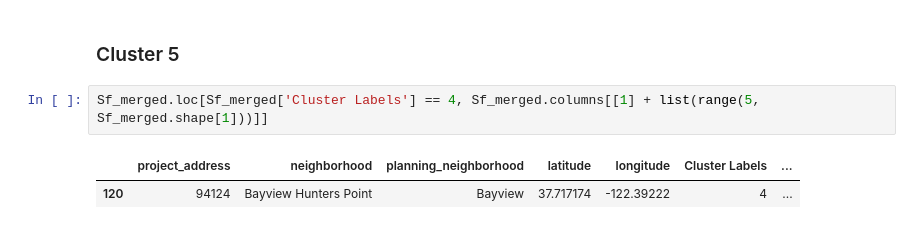
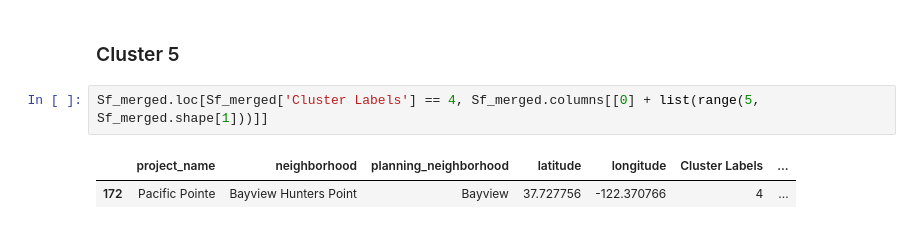
Before and after one commit to liemvt2008/Data-Science-Project, a Jupyter notebook: Assignment_Data_Science_Capstone.ipynb, the cells around one changed output. Drawn from its saved outputs; the diff is of its cells as text.

```diff
--- a/Assignment_Data_Science_Capstone.ipynb
+++ b/Assignment_Data_Science_Capstone.ipynb
@@ -735,10 +718,10 @@ Sf_Cluster4
 # %% [markdown]
 ### Cluster 5
 # %%
-Sf_merged.loc[Sf_merged['Cluster Labels'] == 4, Sf_merged.columns[[1] + list(range(5, Sf_merged.shape[1]))]]
+Sf_merged.loc[Sf_merged['Cluster Labels'] == 4, Sf_merged.columns[[0] + list(range(5, Sf_merged.shape[1]))]]
 # %% [output]
-|  | project_address | neighborhood | planning_neighborhood | latitude | longitude | Cluster Labels | ... |
-| 120 | 94124 | Bayview Hunters Point | Bayview | 37.717174 | -122.39222 | 4 | ... |
+|  | project_name | neighborhood | planning_neighborhood | latitude | longitude | Cluster Labels | ... |
+| 172 | Pacific Pointe | Bayview Hunters Point | Bayview | 37.727756 | -122.370766 | 4 | ... |
 # %% [markdown]
 ## 5. Results and Discussion
 
```
Also changed, not shown: parts of 27 cells of this notebook, 3 other files.
